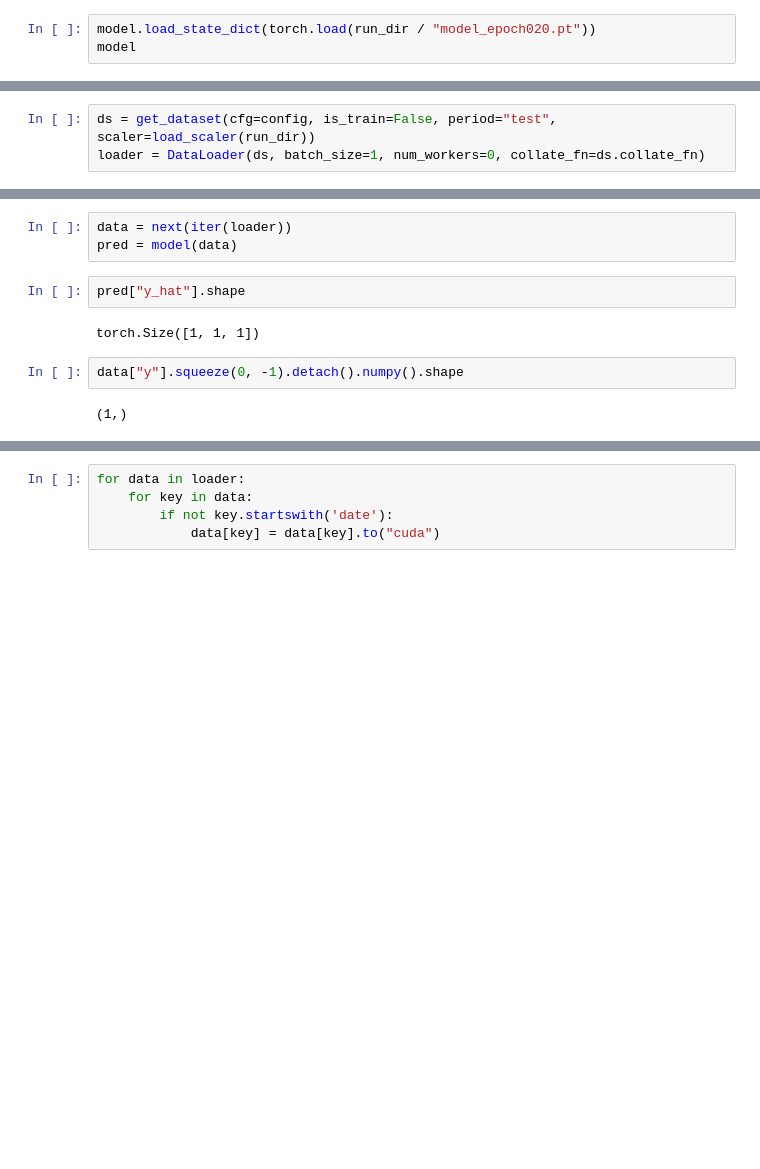
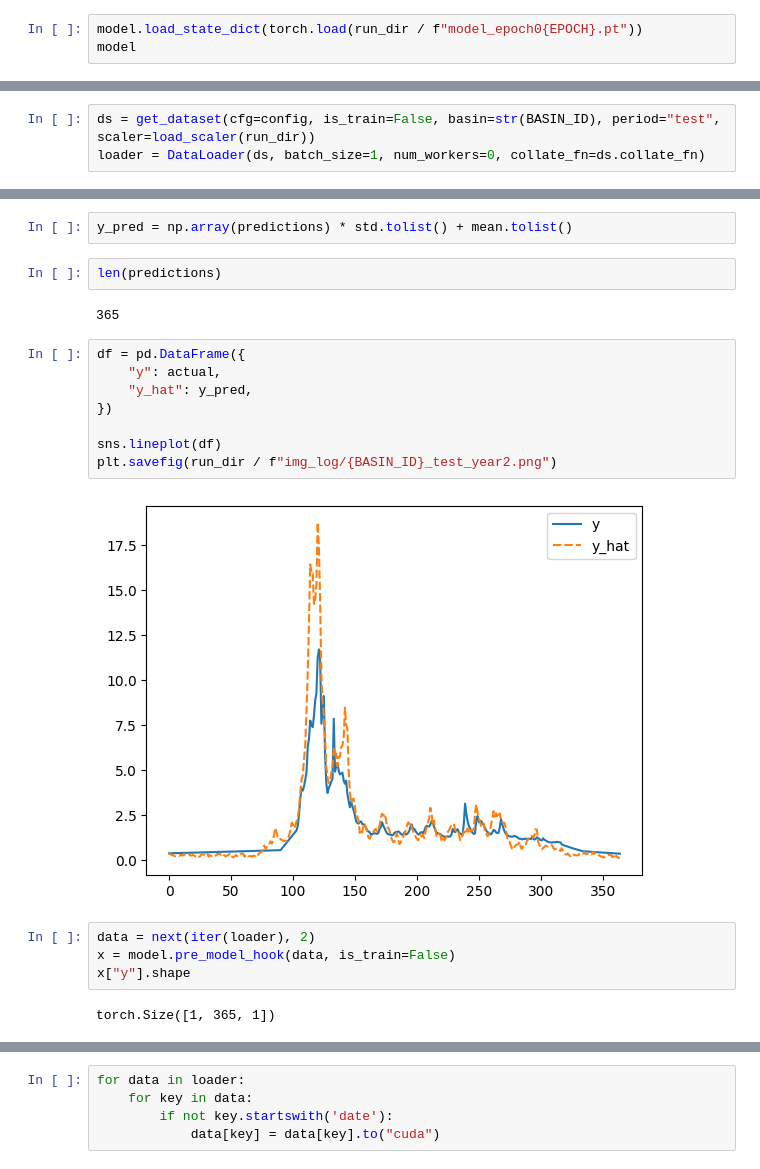
Before and after one commit to parcefal99/flood-prediction, a Jupyter notebook: ML/tmp.ipynb, the cells around one changed output, grey strips where cells are left out. Saved outputs shown, nothing was run; the diff lists cells and outputs as text; blank space fills up the shorter version.

```diff
--- a/ML/tmp.ipynb
+++ b/ML/tmp.ipynb
@@ -56,7 +80,7 @@ CudaLSTM(
   )
 )
 # %%
-model.load_state_dict(torch.load(run_dir / "model_epoch020.pt"))
+model.load_state_dict(torch.load(run_dir / f"model_epoch0{EPOCH}.pt"))
 model
 # %% [output]
 CudaLSTM(
@@ -75,5 +99,5 @@ CudaLSTM(
   )
 )
 # %%
-ds = get_dataset(cfg=config, is_train=False, period="test", scaler=load_scaler(run_dir))
+ds = get_dataset(cfg=config, is_train=False, basin=str(BASIN_ID), period="test", scaler=load_scaler(run_dir))
 loader = DataLoader(ds, batch_size=1, num_workers=0, collate_fn=ds.collate_fn)
@@ -82,11 +182,22 @@ The following basins had not enough valid target values to calculate a standard
+# %%
+y_pred = np.array(predictions) * std.tolist() + mean.tolist()
+# %%
+len(predictions)
+# %% [output]
+365
+# %%
+df = pd.DataFrame({
+    "y": actual,
+    "y_hat": y_pred,
+})
+
+sns.lineplot(df)
+plt.savefig(run_dir / f"img_log/{BASIN_ID}_test_year2.png")
+# %% [output]
+[figure, added]
 # %%
-data = next(iter(loader))
-pred = model(data)
+data = next(iter(loader), 2)
+x = model.pre_model_hook(data, is_train=False)
+x["y"].shape
+# %% [output]
+torch.Size([1, 365, 1])
-# %%
-pred["y_hat"].shape
-# %% [output]
-torch.Size([1, 1, 1])
-# %%
-data["y"].squeeze(0, -1).detach().numpy().shape
-# %% [output]
-(1,)
```
Also changed, not shown: parts of 32 cells of this notebook, 4 other files.
